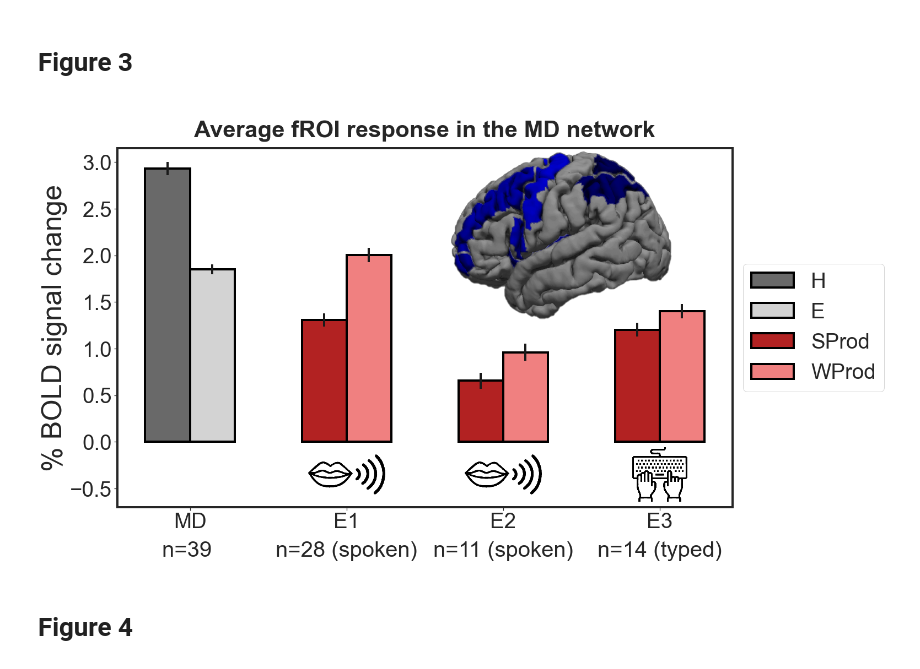
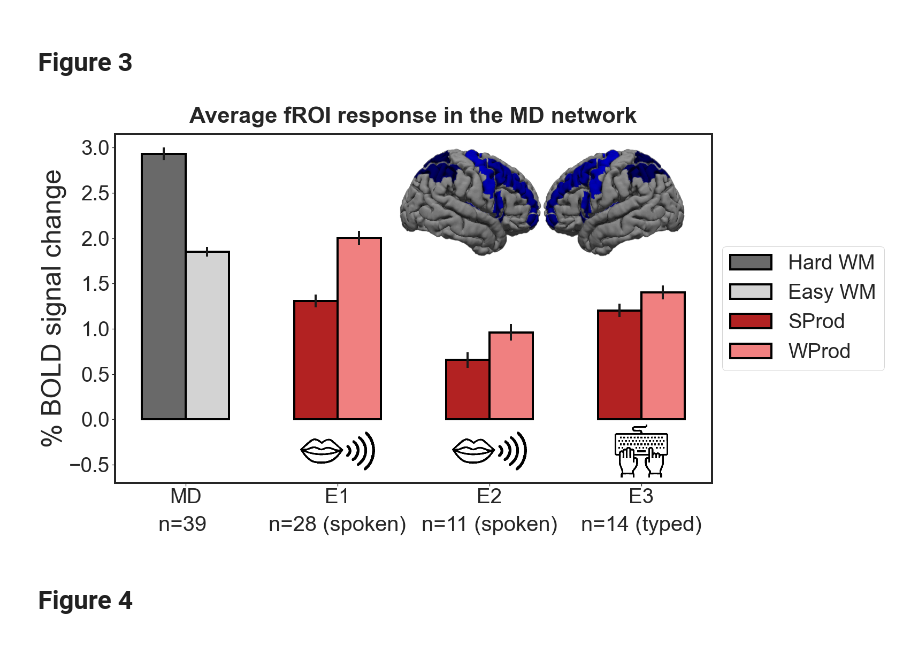
Before and after one commit to jennhu/LanguageProduction, a Jupyter notebook: figures/code/production_paper_fROI_response_figures.ipynb, the cells around one changed output. Saved outputs shown, nothing was run; the diff lists cells and outputs as text; code cells hidden in the pictures.

```diff
--- a/figures/code/production_paper_fROI_response_figures.ipynb
+++ b/figures/code/production_paper_fROI_response_figures.ipynb
@@ -163,8 +163,9 @@ def add_brain_image(ax,image_file, main_brain, network):
 #         x = x - 0.08
 
     if(network =="MD"):
-        y = y + 0.05
-        x = x - 0.15
+        im = OffsetImage(brain_img,zoom=0.31)
+        y = y + 0.1
+        x = x - 0.1
 
     if(network == "lowlevel_speaking"):
         x = x
@@ -427,7 +428,7 @@ networks = ['MD'] #which network to include in data
 hemispheres = ["LH","RH"] #which hemisphere to include in data
 ROIs = [i for i in range(1,20+1)]
 
-conditions = {"MD": ["H","E"],
+conditions = {"MD": ["Hard WM","Easy WM"],
              "E1": ["SProd","WProd"],
              "E2": ["SProd","WProd"],
              "E3": ["SProd","WProd"],
@@ -436,34 +437,34 @@ conditions = {"MD": ["H","E"],
 experiment_names = ["MD","E1","E2","E3"]
 new_exp_names = ["MD","E1","E2","E3"] #one to one correspondence with above list, replacement names
 
 criticalTasks = ["spWM","ProdLoc_spoken","NameRead","ProdLoc_typed"] #target criticalTasks in the expts
 consolidated_expt = "MD" #expt that has consolidated data across all the experiments
 
 #create layout for the full figure
 MD_fig = plt.figure(figsize=(20,12),constrained_layout=False)
 MD_fig_ax1 = plt.gca()
 
 ylim = (0, 3.6)
 indiv_data = prep_data(all_indiv_data, consolidated_expt,networks, hemispheres, ROIs, conditions, criticalTasks, experiment_names, new_exp_names)
 
 plot_data(ax=MD_fig_ax1,
          data=indiv_data,
          data_title=data_title,
          network = "MD",
          expt_order = new_exp_names,
          conditions = conditions,
          brain_image = "../images/MD_RHLH.png",
          main_brain = True,
          plot_legend=True,
          plot_labels=True,
          plot_icons=True,
          ylim=None)
 
 
 plt.savefig("../figures/figure3_MD_fig.tiff", bbox_inches = 'tight')
 plt.savefig("../figures/figure3_MD_fig.png", bbox_inches = 'tight')
 # %% [output]
-[figure, old version]
+[figure, new version]
 # %% [markdown]
 # Figure 4
 # %%
```
Also changed, not shown: 2 other files.
